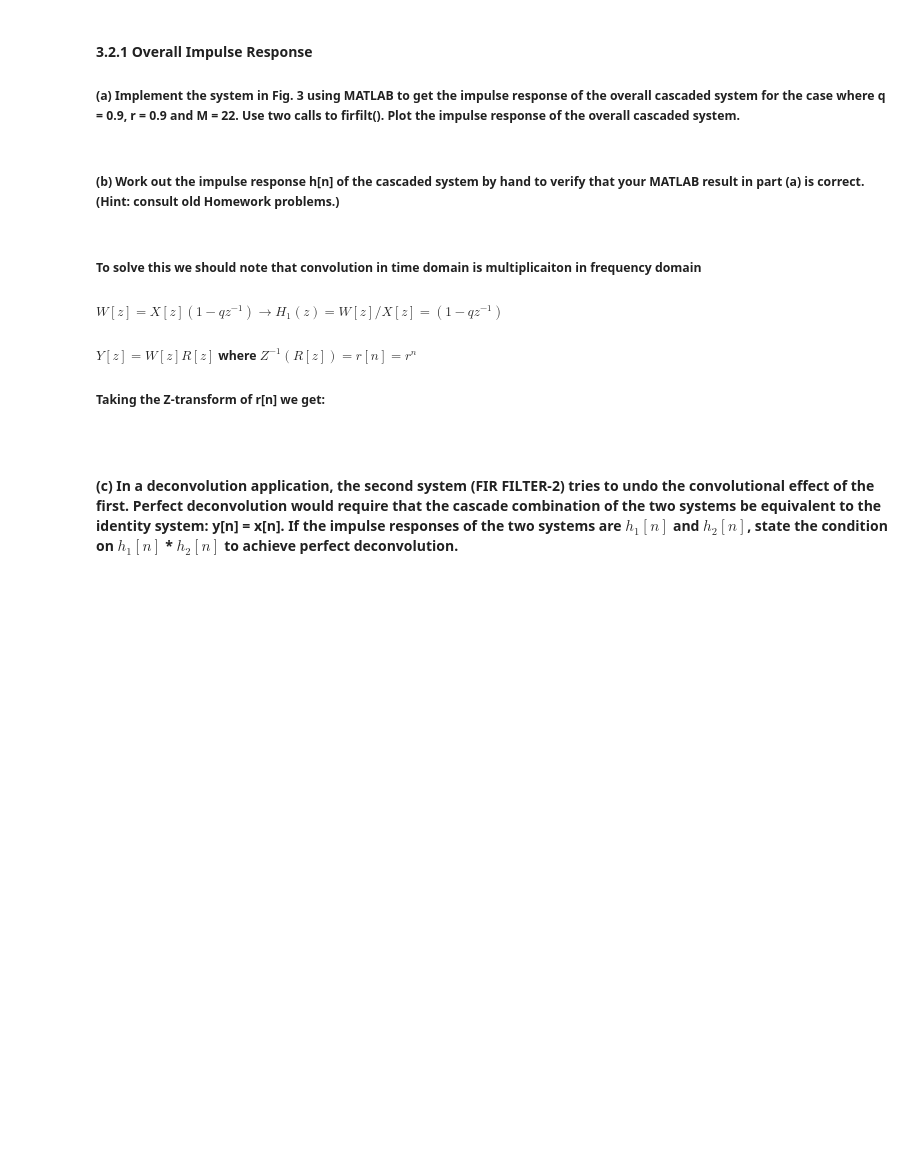
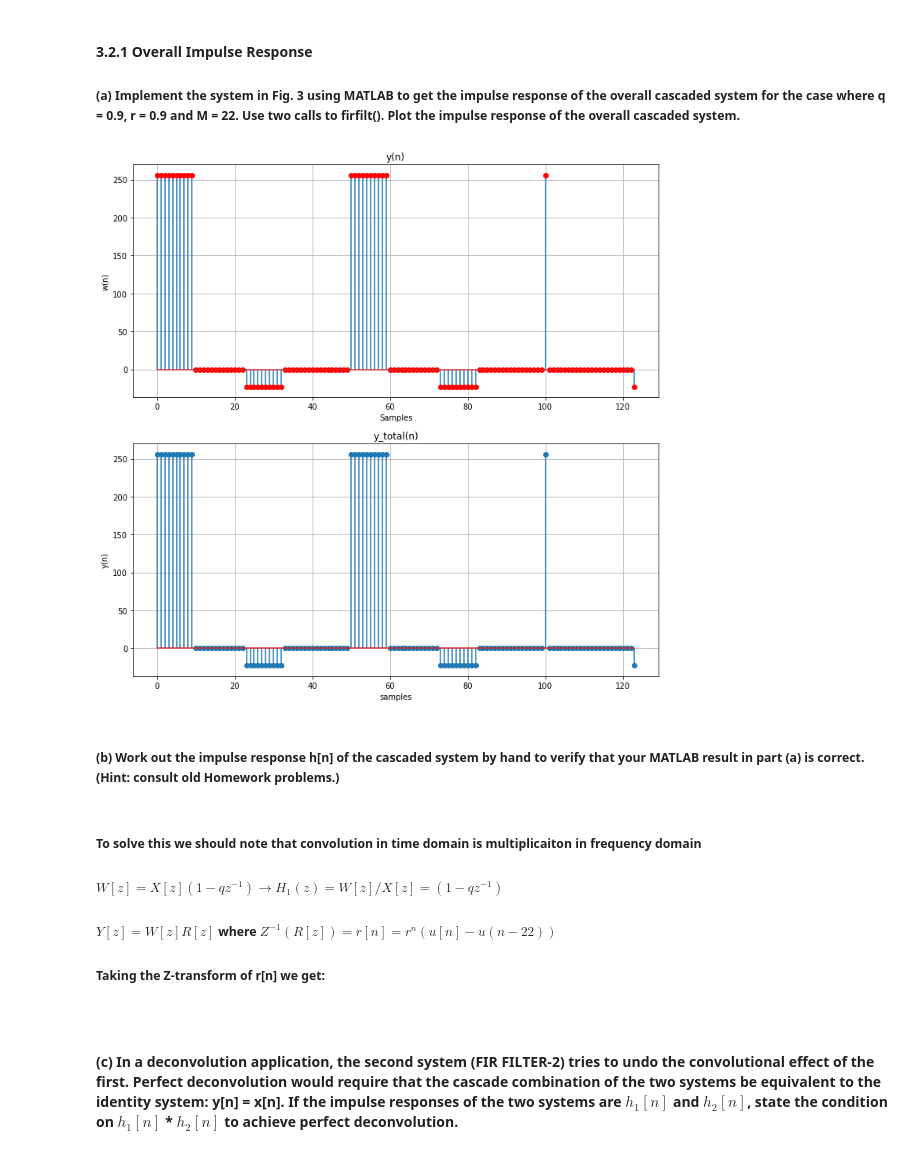
Before and after one commit to GrantBrown1994/DSP_Project, a Jupyter notebook: Lab9.ipynb, the cells around one changed output. Cells and saved outputs as stored; diff of their text form; code cells hidden in the pictures; blank space fills up the shorter version.

```diff
--- a/Lab9.ipynb
+++ b/Lab9.ipynb
@@ -130,18 +139,34 @@ play_wav(new_wave)
 # %% [markdown]
 #### 3.2.1 Overall Impulse Response
 ##### (a) Implement the system in Fig. 3 using MATLAB to get the impulse response of the overall cascaded system for the case where q = 0.9, r = 0.9 and M = 22. Use two calls to firfilt(). Plot the impulse response of the overall cascaded system.
-# %%
-x_n = 256*((np.arange(0,101,1)%50)<10)
-n = np.arange(0,100)
-w_n = compute_fir_filter_output(x_n)
-y = np.convolve(r, w_n)
+# %%
+h_1_n = np.array([1, -0.9])
+M=22
+l=np.arange(0, M+1, dtype=np.int8)
+r = [0.9**l_value for l_value in l]
+h_2_n = np.array(r)
+h_total = np.convolve(h_1_n, h_2_n)
+y_total = np.convolve(x_n, h_total)
+fig, axs = plt.subplots(2,1, figsize = (12,12))
+axs[0].stem(y, markerfmt = 'red')
+axs[0].title.set_text("y(n)")
+axs[0].grid()
+axs[0].set_ylabel("w(n)")
+axs[0].set_xlabel("Samples")
+axs[1].stem(y_total)
+axs[1].title.set_text("y_total(n)")
+axs[1].set_ylabel("y(n)")
+axs[1].set_xlabel("samples")
+axs[1].grid()
+# %% [output]
+[figure, added]
 # %% [markdown]
 ##### (b) Work out the impulse response h[n] of the cascaded system by hand to verify that your MATLAB result in part (a) is correct. (Hint: consult old Homework problems.)
 # %% [markdown]
 ##### To solve this we should note that convolution in time domain is multiplicaiton in frequency domain
 ##### $W[z] = X[z](1-qz^{-1}) \longrightarrow H_1(z) = W[z] / X[z] = (1-qz^{-1})$
 
-#####  $Y[z] = W[z]R[z]$ where $Z^{-1}(R[z]) = r[n] = r^n$
+#####  $Y[z] = W[z]R[z]$ where $Z^{-1}(R[z]) = r[n] = r^n(u[n] - u(n-22))$
 ##### Taking the Z-transform of r[n] we get:
 #####
 # %% [markdown]
```
Also changed, not shown: parts of 9 cells of this notebook, 12 other files.
